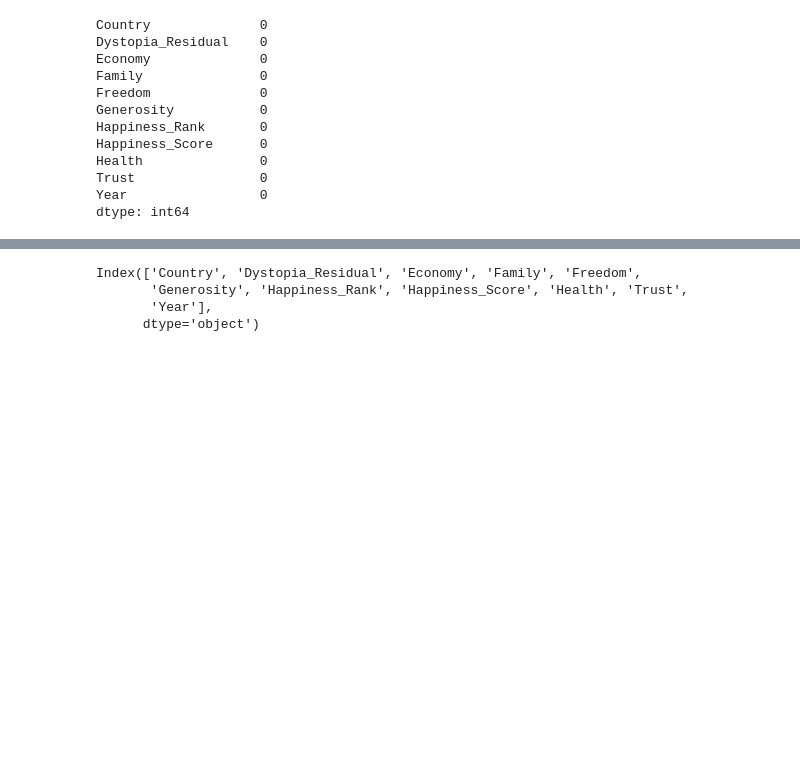
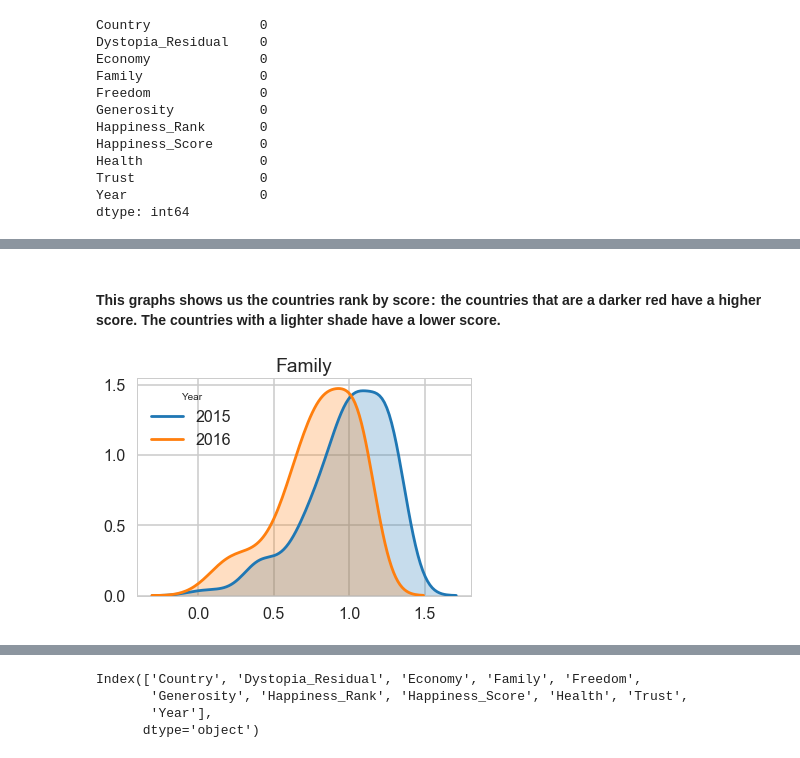
Before and after one commit to milony/BDA_Final_Project, a Jupyter notebook: Final_Project_BDIA.ipynb, the cells around one changed output, grey strips where cells are left out. Cells and saved outputs as stored; diff of their text form; code cells hidden in the pictures; blank space fills up the shorter version.

```diff
--- a/Final_Project_BDIA.ipynb
+++ b/Final_Project_BDIA.ipynb
@@ -31,3 +60,7 @@ data1 = pd.read_csv('2017.csv')
+# %%
+data16 = pd.read_csv('2016.csv')
+data15 = pd.read_csv('2015.csv')
+data17 = pd.read_csv('2017.csv')
 # %%
 data1.head()
 # %% [output]
@@ -54,0 +110,10 @@ data1.rename(columns={'Country':'Country', 'Happiness.Rank':'Happiness_Rank','Ha
+# %%
+data16.rename(columns={'Country':'Country', 'Happiness Rank':'Happiness_Rank','Happiness Score':'Happiness_Score',
+ 'Economy (GDP per Capita)':'Economy', 'Family':'Family',
+       'Health (Life Expectancy)':'Health', 'Freedom':'Freedom', 'Generosity':'Generosity',
+       'Trust (Government Corruption)':'Trust','Dystopia Residual':'Dystopia_Residual'},inplace=True)
+# %%
+data15.rename(columns={'Country':'Country', 'Happiness Rank':'Happiness_Rank','Happiness Score':'Happiness_Score',
+ 'Economy (GDP per Capita)':'Economy', 'Family':'Family',
+       'Health (Life Expectancy)':'Health', 'Freedom':'Freedom', 'Generosity':'Generosity',
+       'Trust (Government Corruption)':'Trust','Dystopia Residual':'Dystopia_Residual'},inplace=True)
@@ -218,0 +316,15 @@ dtype: int64
+# %% [markdown]
+#### This graphs shows us the countries rank by score :  the countries that are a darker red have a higher score. The countries with a lighter shade have a lower score.
+# %%
+for frame in [data15,data16]:
+    plot_family=sns.kdeplot(frame['Family'], shade=True)
+
+plot_family.legend_.set_title("Year")
+plot_family.set_title("Family")
+# we will replace labels
+new_labels = ['2015','2016']
+
+for current_label_obj, label in zip(plot_family.legend_.texts, new_labels):
+    current_label_obj.set_text(label)
+# %% [output]
+[figure, added]
```
Also changed, not shown: parts of 180 cells of this notebook.
